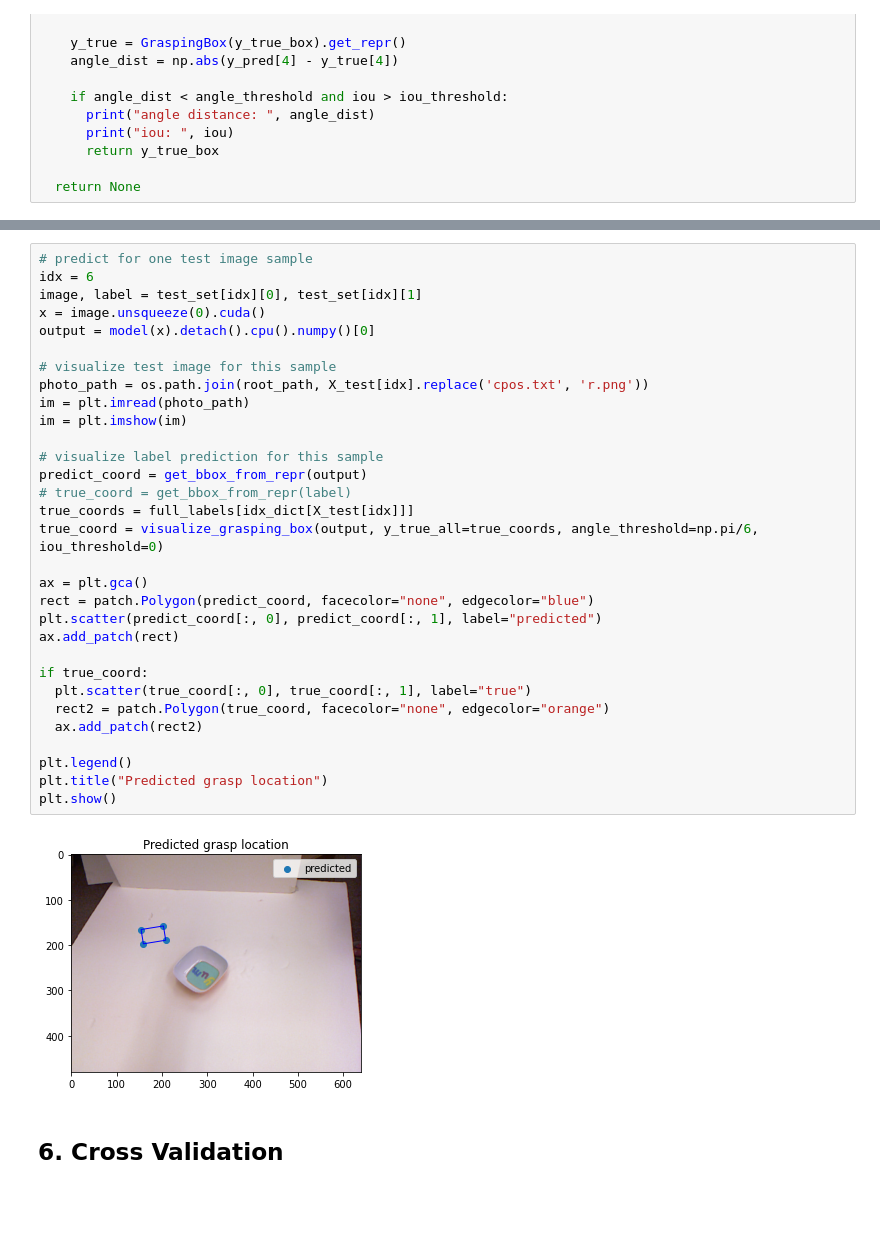
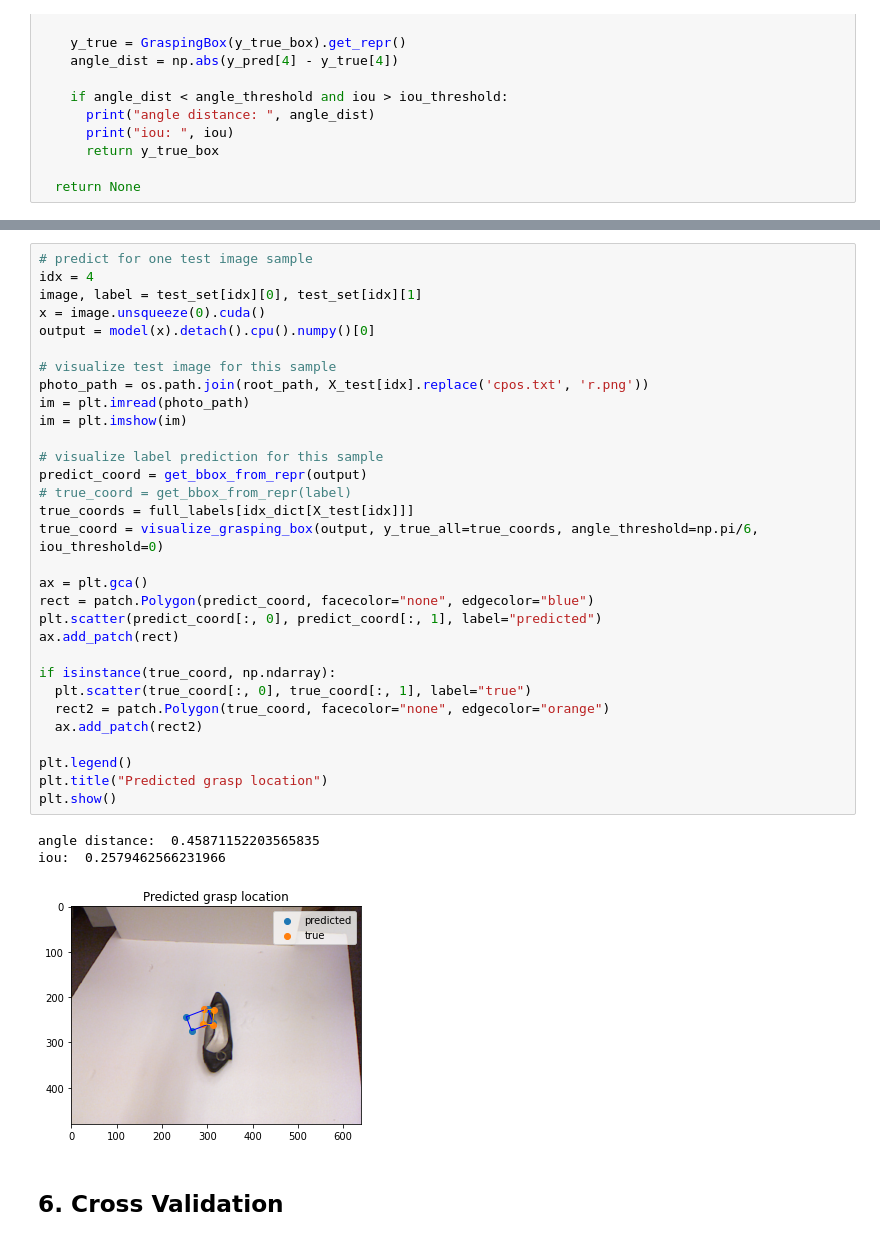
Before and after one commit to hando189890/COMS6998-RoboticLearning, a Jupyter notebook: robotics_final_project.ipynb, the cells around one changed output, grey strips where cells are left out. Saved outputs shown, nothing was run; the diff lists cells and outputs as text; blank space fills up the shorter version.

Commit message:
figure update

```diff
--- a/robotics_final_project.ipynb
+++ b/robotics_final_project.ipynb
@@ -532,36 +524,38 @@ rectangle success rate:  0.0
 # %%
 # predict for one test image sample
-idx = 6
+idx = 4
 image, label = test_set[idx][0], test_set[idx][1]
 x = image.unsqueeze(0).cuda()
 output = model(x).detach().cpu().numpy()[0]
 
 # visualize test image for this sample
 photo_path = os.path.join(root_path, X_test[idx].replace('cpos.txt', 'r.png'))
 im = plt.imread(photo_path)
 im = plt.imshow(im)
 
 # visualize label prediction for this sample
 predict_coord = get_bbox_from_repr(output)
 # true_coord = get_bbox_from_repr(label)
 true_coords = full_labels[idx_dict[X_test[idx]]]
 true_coord = visualize_grasping_box(output, y_true_all=true_coords, angle_threshold=np.pi/6, iou_threshold=0)
 
 ax = plt.gca()
 rect = patch.Polygon(predict_coord, facecolor="none", edgecolor="blue")
 plt.scatter(predict_coord[:, 0], predict_coord[:, 1], label="predicted")
 ax.add_patch(rect)
 
-if true_coord:
+if isinstance(true_coord, np.ndarray):
   plt.scatter(true_coord[:, 0], true_coord[:, 1], label="true")
   rect2 = patch.Polygon(true_coord, facecolor="none", edgecolor="orange")
   ax.add_patch(rect2)
 
 plt.legend()
 plt.title("Predicted grasp location")
 plt.show()
 # %% [output]
+angle distance:  0.45871152203565835
+iou:  0.2579462566231966
-[figure, old version]
+[figure, new version]
 # %% [markdown]
 ## 6. Cross Validation
 # %%
```
Also changed, not shown: parts of 15 cells of this notebook.
